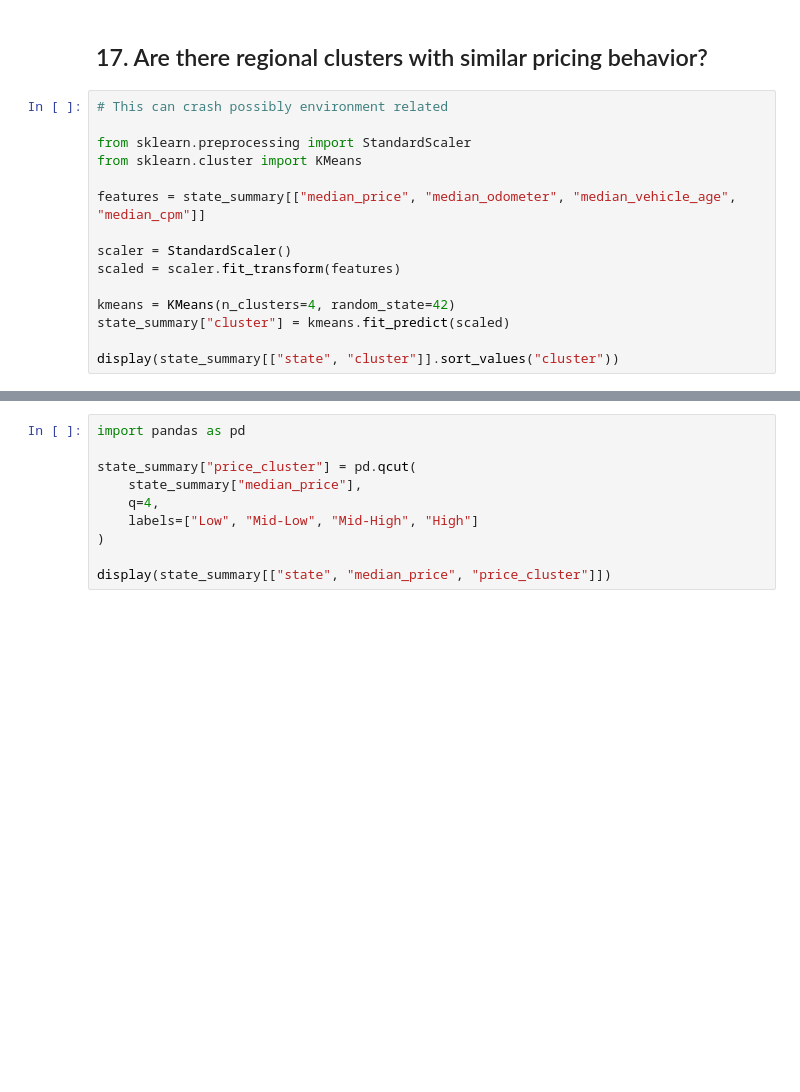
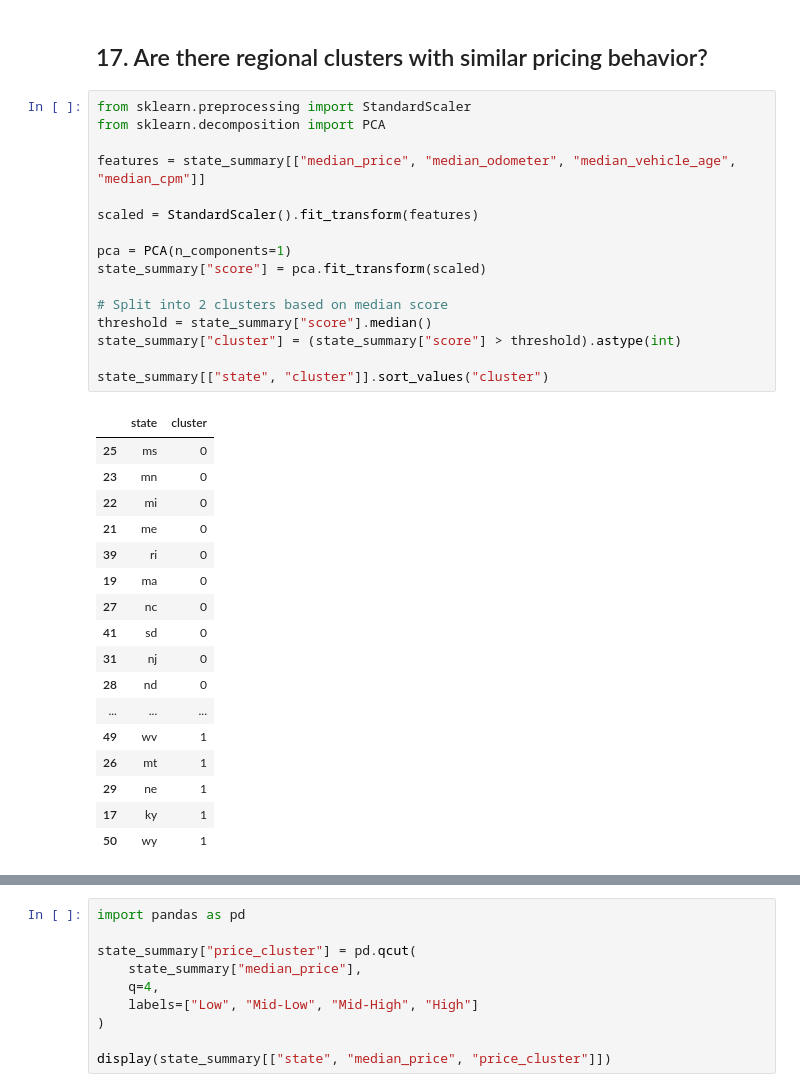
Before and after one commit to jdegand/fleet-analysis, a Jupyter notebook: notebooks/03_fleet_analysis.ipynb, the cells around one changed output, grey strips where cells are left out. Saved outputs shown, nothing was run; the diff lists cells and outputs as text; blank space fills up the shorter version.

```diff
--- a/notebooks/03_fleet_analysis.ipynb
+++ b/notebooks/03_fleet_analysis.ipynb
@@ -544,17 +544,36 @@ Most Volatile Pricing (High Std Dev):
 # %% [markdown]
 ## 17. Are there regional clusters with similar pricing behavior?
 # %%
-# This can crash possibly environment related
-
 from sklearn.preprocessing import StandardScaler
-from sklearn.cluster import KMeans
+from sklearn.decomposition import PCA
 
 features = state_summary[["median_price", "median_odometer", "median_vehicle_age", "median_cpm"]]
 
-scaler = StandardScaler()
-scaled = scaler.fit_transform(features)
+scaled = StandardScaler().fit_transform(features)
 
-kmeans = KMeans(n_clusters=4, random_state=42)
-state_summary["cluster"] = kmeans.fit_predict(scaled)
+pca = PCA(n_components=1)
+state_summary["score"] = pca.fit_transform(scaled)
 
-display(state_summary[["state", "cluster"]].sort_values("cluster"))
+# Split into 2 clusters based on median score
+threshold = state_summary["score"].median()
+state_summary["cluster"] = (state_summary["score"] > threshold).astype(int)
+
+state_summary[["state", "cluster"]].sort_values("cluster")
+# %% [output]
+|  | state | cluster |
+| 25 | ms | 0 |
+| 23 | mn | 0 |
+| 22 | mi | 0 |
+| 21 | me | 0 |
+| 39 | ri | 0 |
+| 19 | ma | 0 |
+| 27 | nc | 0 |
+| 41 | sd | 0 |
+| 31 | nj | 0 |
+| 28 | nd | 0 |
+| ... | ... | ... |
+| 49 | wv | 1 |
+| 26 | mt | 1 |
+| 29 | ne | 1 |
+| 17 | ky | 1 |
+| 50 | wy | 1 |
```
Also changed, not shown: parts of 2 cells of this notebook.
